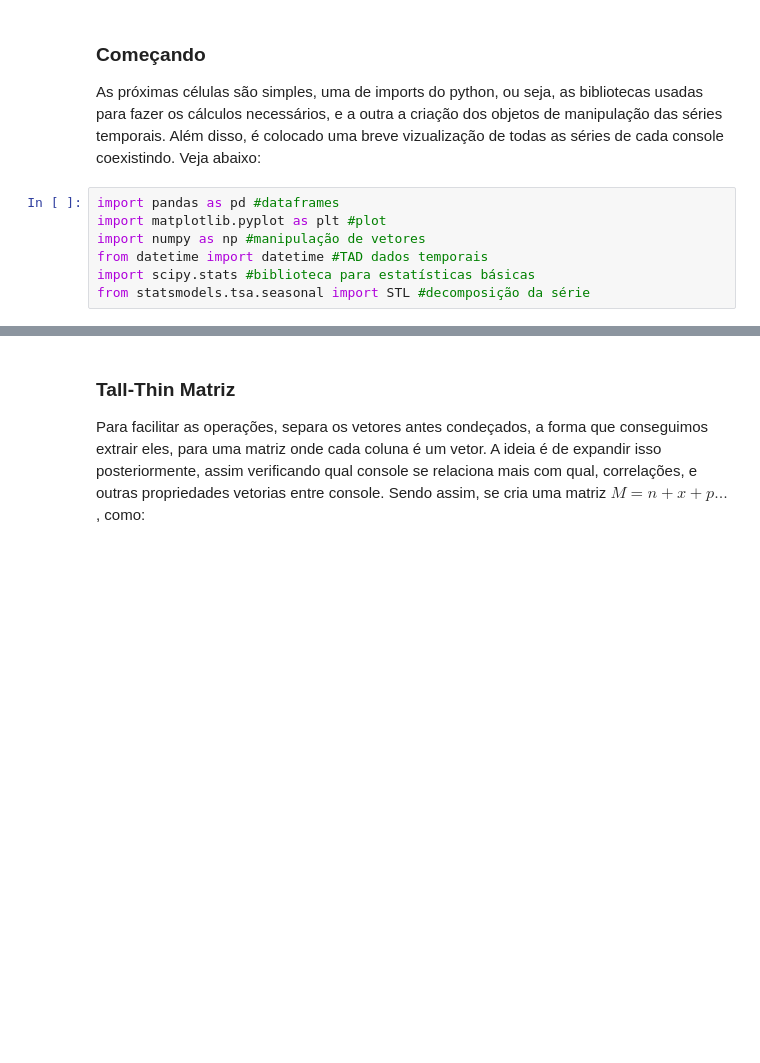
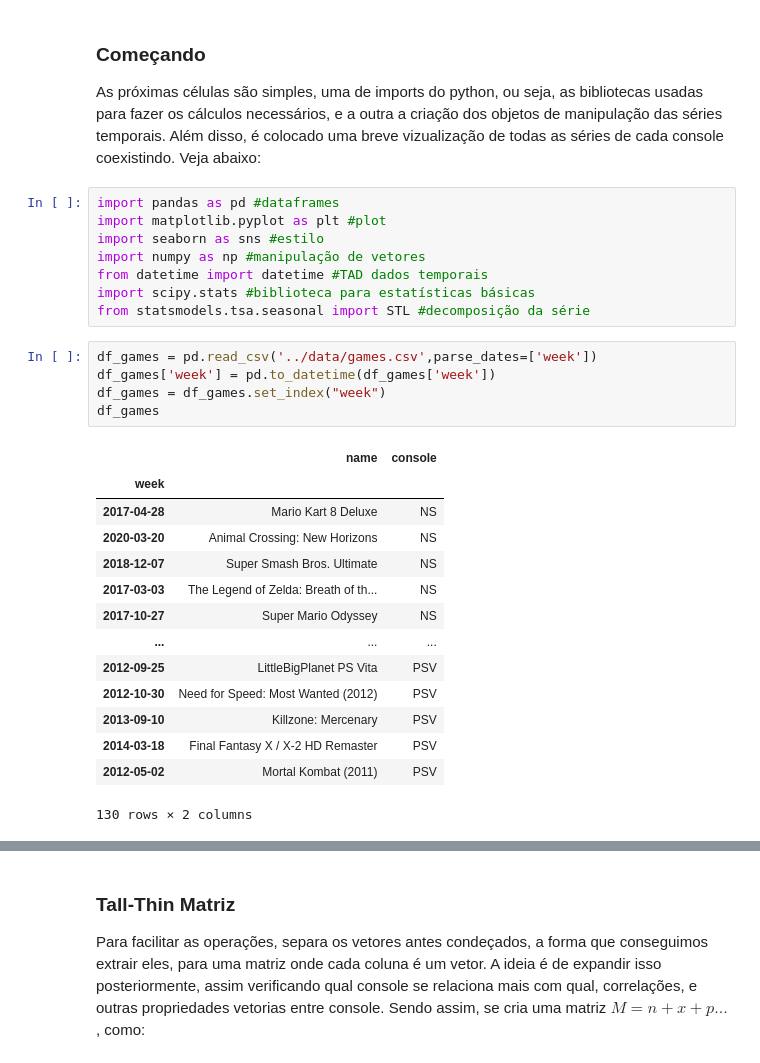
Before and after one commit to FramesPerStatistic/Console_Analyses, a Jupyter notebook: notebooks/serie_temp_console.ipynb, the cells around one changed output, grey strips where cells are left out. Cells and saved outputs as stored; diff of their text form; blank space fills up the shorter version.

```diff
--- a/notebooks/serie_temp_console.ipynb
+++ b/notebooks/serie_temp_console.ipynb
@@ -10,10 +10,31 @@ Além disso, é colocado uma breve vizualização de todas as séries de cada co
 # %%
 import pandas as pd #dataframes
 import matplotlib.pyplot as plt #plot
+import seaborn as sns #estilo
 import numpy as np #manipulação de vetores
 from datetime import datetime #TAD dados temporais
 import scipy.stats #biblioteca para estatísticas básicas
 from statsmodels.tsa.seasonal import STL #decomposição da série
+# %%
+df_games = pd.read_csv('../data/games.csv',parse_dates=['week'])
+df_games['week'] = pd.to_datetime(df_games['week'])
+df_games = df_games.set_index("week")
+df_games
+# %% [output]
+|  | name | console |
+| week |  |  |
+| 2017-04-28 | Mario Kart 8 Deluxe | NS |
+| 2020-03-20 | Animal Crossing: New Horizons | NS |
+| 2018-12-07 | Super Smash Bros. Ultimate | NS |
+| 2017-03-03 | The Legend of Zelda: Breath of th... | NS |
+| 2017-10-27 | Super Mario Odyssey | NS |
+| ... | ... | ... |
+| 2012-09-25 | LittleBigPlanet PS Vita | PSV |
+| 2012-10-30 | Need for Speed: Most Wanted (2012) | PSV |
+| 2013-09-10 | Killzone: Mercenary | PSV |
+| 2014-03-18 | Final Fantasy X / X-2 HD Remaster | PSV |
+| 2012-05-02 | Mortal Kombat (2011) | PSV |
+130 rows × 2 columns
 # %%
 df = pd.read_csv('../data/console_weekly_sales.csv')
 
```
Also changed, not shown: parts of 5 cells of this notebook, 1 other file.
